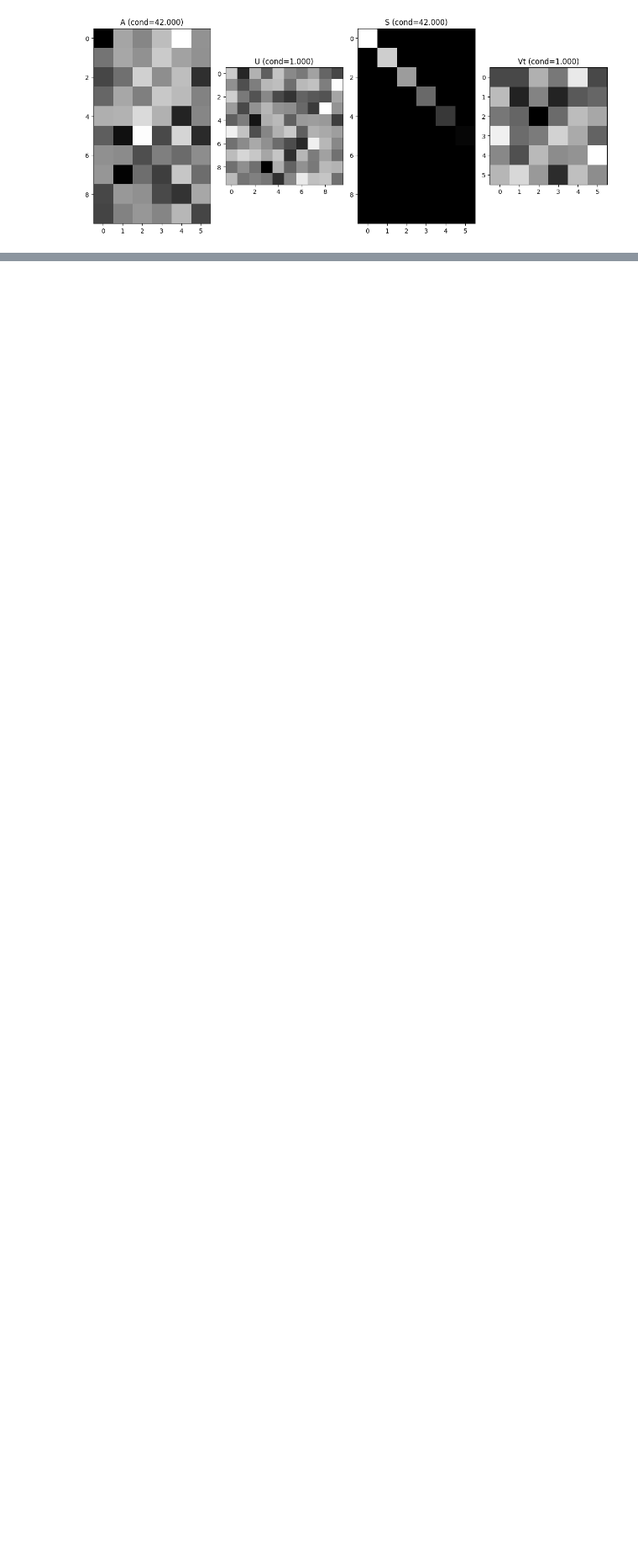
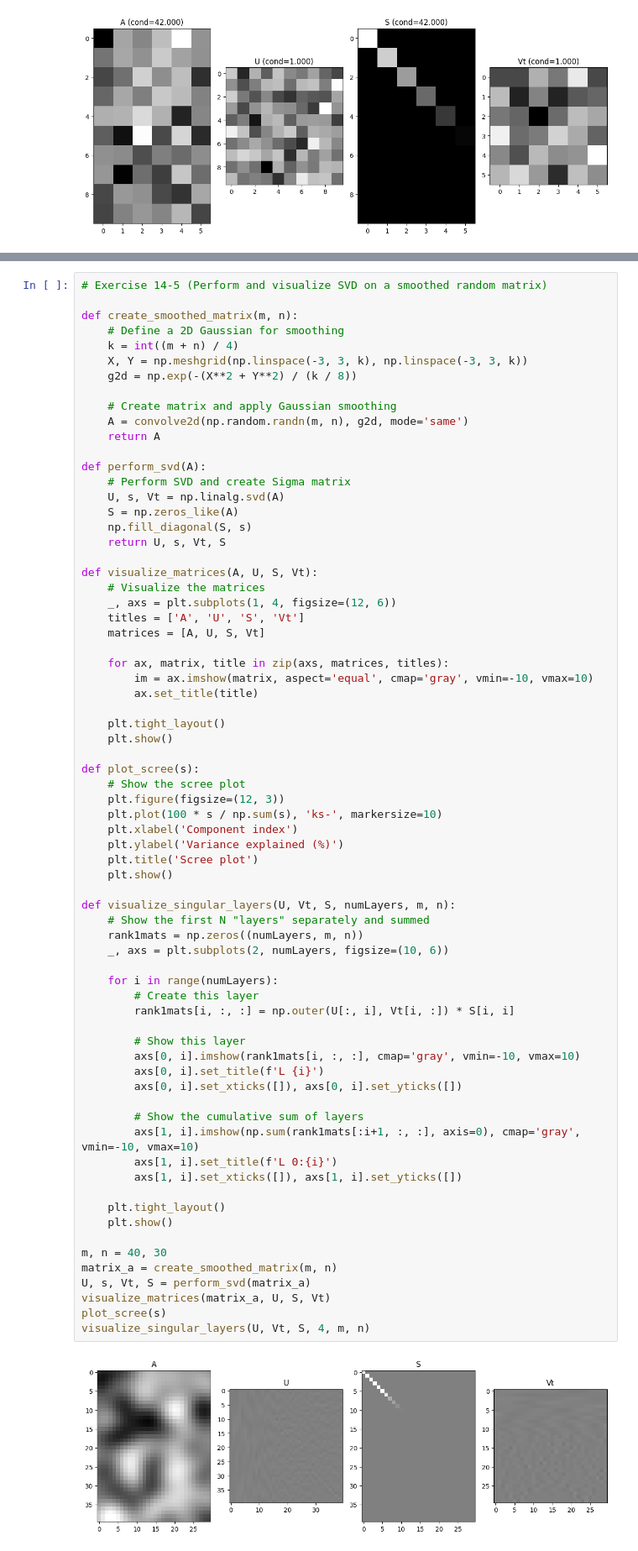
Before and after one commit to MiesnerJacob/practical-linear-algebra-for-data-science, a Jupyter notebook: 14-singular-value-decomposition.ipynb, the cells around one changed output, grey strips where cells are left out. Shown at 84% size. Cells and saved outputs as stored; diff of their text form; blank space fills up the shorter version.

Commit message:
completed code exercises for chapter 14, singular value decomposition

```diff
--- a/14-singular-value-decomposition.ipynb
+++ b/14-singular-value-decomposition.ipynb
@@ -188,0 +182,72 @@ plt.show()
+# %%
+# Exercise 14-5 (Perform and visualize SVD on a smoothed random matrix)
+
+def create_smoothed_matrix(m, n):
+    # Define a 2D Gaussian for smoothing
+    k = int((m + n) / 4)
+    X, Y = np.meshgrid(np.linspace(-3, 3, k), np.linspace(-3, 3, k))
+    g2d = np.exp(-(X**2 + Y**2) / (k / 8))
+
+    # Create matrix and apply Gaussian smoothing
+    A = convolve2d(np.random.randn(m, n), g2d, mode='same')
+    return A
+
+def perform_svd(A):
+    # Perform SVD and create Sigma matrix
+    U, s, Vt = np.linalg.svd(A)
+    S = np.zeros_like(A)
+    np.fill_diagonal(S, s)
+    return U, s, Vt, S
+
+def visualize_matrices(A, U, S, Vt):
+    # Visualize the matrices
+    _, axs = plt.subplots(1, 4, figsize=(12, 6))
+    titles = ['A', 'U', 'S', 'Vt']
+    matrices = [A, U, S, Vt]
+
+    for ax, matrix, title in zip(axs, matrices, titles):
+        im = ax.imshow(matrix, aspect='equal', cmap='gray', vmin=-10, vmax=10)
+        ax.set_title(title)
+
+    plt.tight_layout()
+    plt.show()
+
+def plot_scree(s):
+    # Show the scree plot
+    plt.figure(figsize=(12, 3))
+    plt.plot(100 * s / np.sum(s), 'ks-', markersize=10)
+    plt.xlabel('Component index')
+    plt.ylabel('Variance explained (%)')
+    plt.title('Scree plot')
+    plt.show()
+
+def visualize_singular_layers(U, Vt, S, numLayers, m, n):
+    # Show the first N "layers" separately and summed
+    rank1mats = np.zeros((numLayers, m, n))
+    _, axs = plt.subplots(2, numLayers, figsize=(10, 6))
+
+    for i in range(numLayers):
+        # Create this layer
+        rank1mats[i, :, :] = np.outer(U[:, i], Vt[i, :]) * S[i, i]
+
+        # Show this layer
+        axs[0, i].imshow(rank1mats[i, :, :], cmap='gray', vmin=-10, vmax=10)
+        axs[0, i].set_title(f'L {i}')
+        axs[0, i].set_xticks([]), axs[0, i].set_yticks([])
+
+        # Show the cumulative sum of layers
+        axs[1, i].imshow(np.sum(rank1mats[:i+1, :, :], axis=0), cmap='gray', vmin=-10, vmax=10)
+        axs[1, i].set_title(f'L 0:{i}')
+        axs[1, i].set_xticks([]), axs[1, i].set_yticks([])
+
+    plt.tight_layout()
+    plt.show()
+
+m, n = 40, 30
+matrix_a = create_smoothed_matrix(m, n)
+U, s, Vt, S = perform_svd(matrix_a)
+visualize_matrices(matrix_a, U, S, Vt)
+plot_scree(s)
+visualize_singular_layers(U, Vt, S, 4, m, n)
+# %% [output]
+[figure, added]
```
Also changed, not shown: parts of 9 cells of this notebook.
